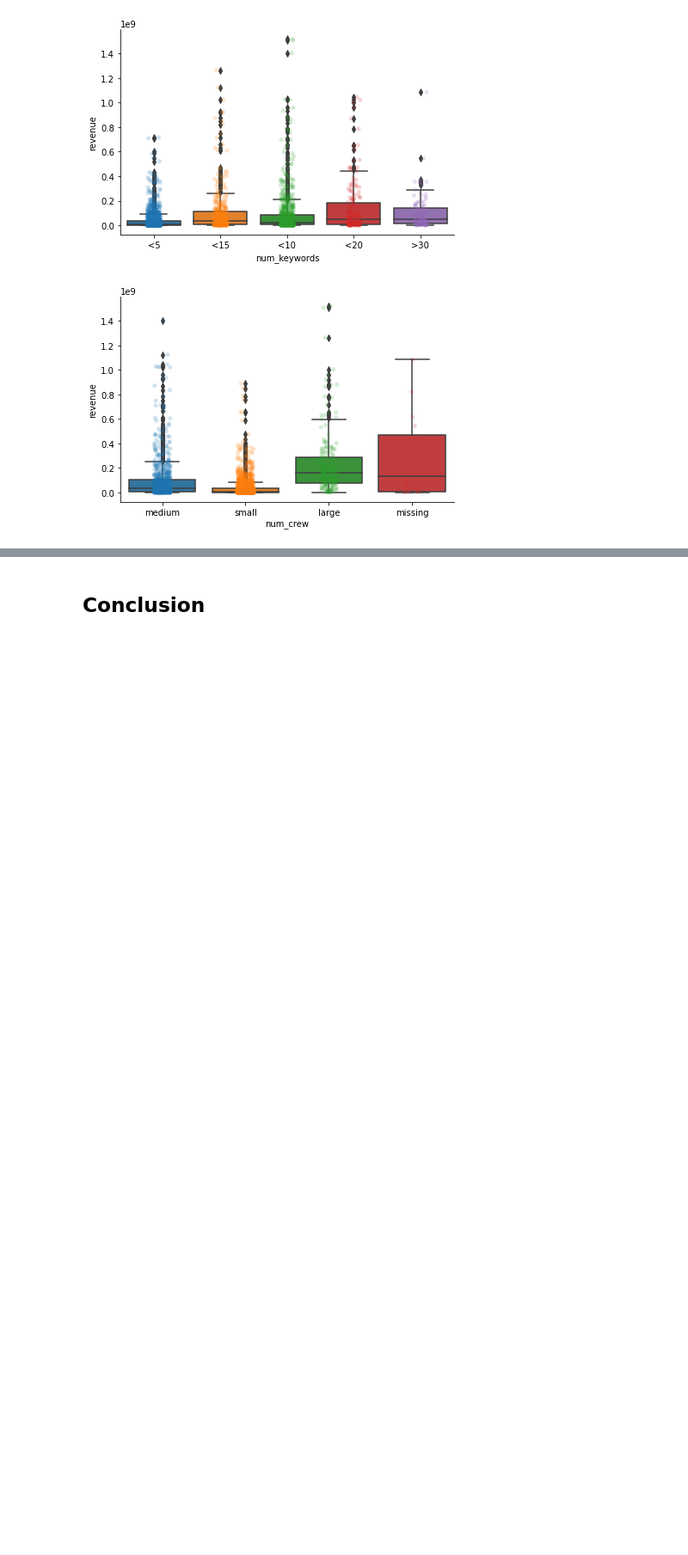
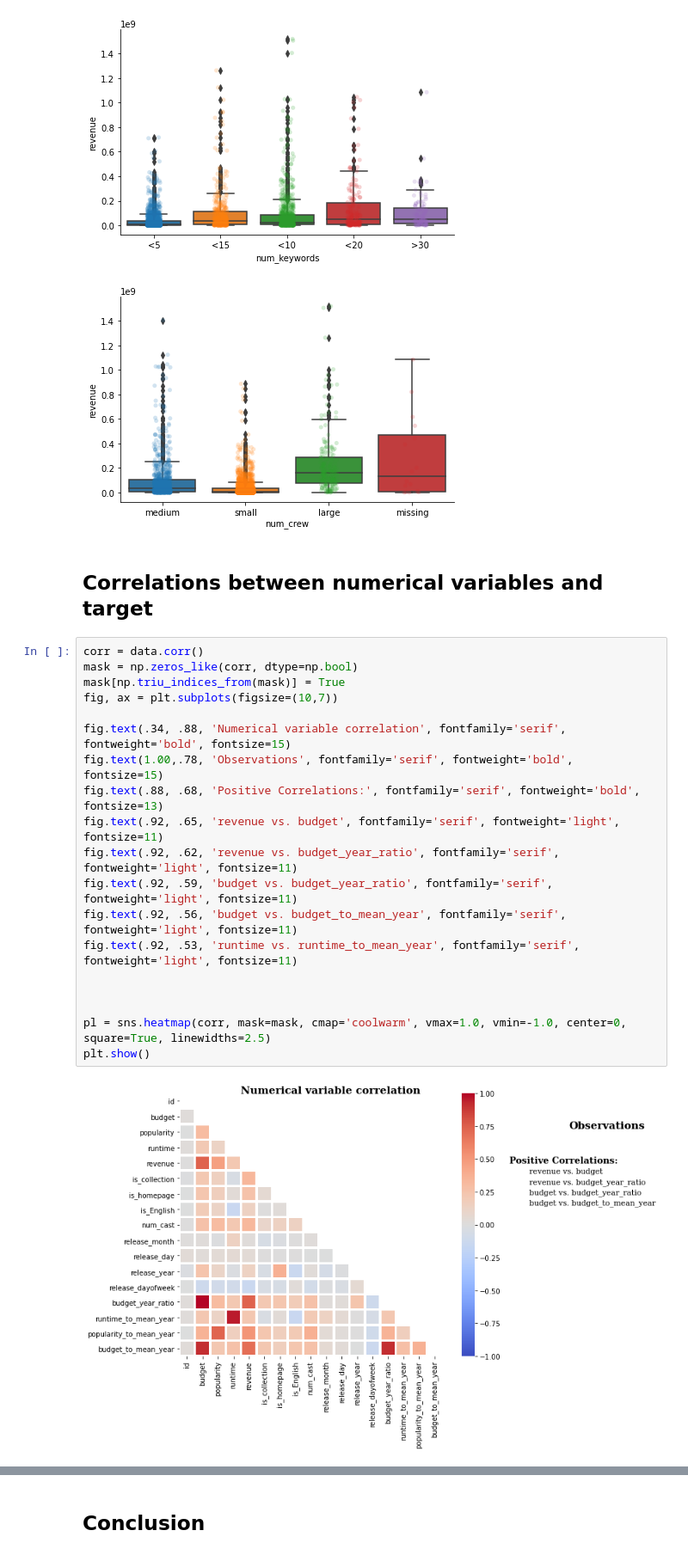
Before and after one commit to yejiseoung/TMDB, a Jupyter notebook: TMDB_EDA_FeatureEngineering.ipynb, the cells around one changed output, grey strips where cells are left out. Shown at 86% size. Cells and saved outputs as stored; diff of their text form; blank space fills up the shorter version.

Commit message:
add correlation

```diff
--- a/TMDB_EDA_FeatureEngineering.ipynb
+++ b/TMDB_EDA_FeatureEngineering.ipynb
@@ -531,3 +531,26 @@ for var in cat_vars:
 [figure]
 [figure]
 [figure]
+# %% [markdown]
+## Correlations between numerical variables and target
+# %%
+corr = data.corr()
+mask = np.zeros_like(corr, dtype=np.bool)
+mask[np.triu_indices_from(mask)] = True
+fig, ax = plt.subplots(figsize=(10,7))
+
+fig.text(.34, .88, 'Numerical variable correlation', fontfamily='serif', fontweight='bold', fontsize=15)
+fig.text(1.00,.78, 'Observations', fontfamily='serif', fontweight='bold', fontsize=15)
+fig.text(.88, .68, 'Positive Correlations:', fontfamily='serif', fontweight='bold', fontsize=13)
+fig.text(.92, .65, 'revenue vs. budget', fontfamily='serif', fontweight='light', fontsize=11)
+fig.text(.92, .62, 'revenue vs. budget_year_ratio', fontfamily='serif', fontweight='light', fontsize=11)
+fig.text(.92, .59, 'budget vs. budget_year_ratio', fontfamily='serif', fontweight='light', fontsize=11)
+fig.text(.92, .56, 'budget vs. budget_to_mean_year', fontfamily='serif', fontweight='light', fontsize=11)
+fig.text(.92, .53, 'runtime vs. runtime_to_mean_year', fontfamily='serif', fontweight='light', fontsize=11)
+
+
+
+pl = sns.heatmap(corr, mask=mask, cmap='coolwarm', vmax=1.0, vmin=-1.0, center=0, square=True, linewidths=2.5)
+plt.show()
+# %% [output]
+[figure, added]
```
Also changed, not shown: parts of 2 cells of this notebook.
